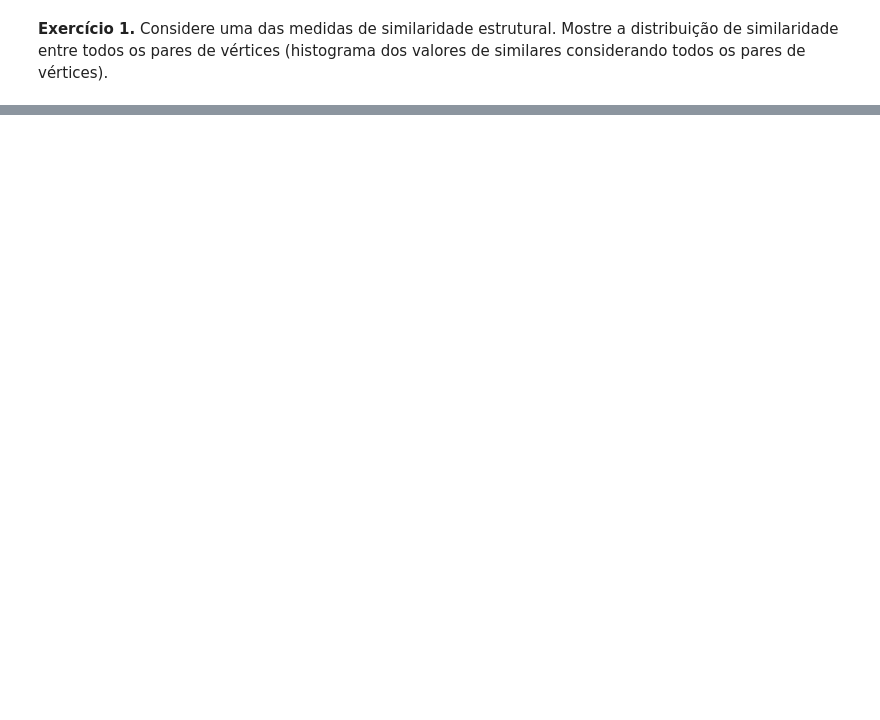
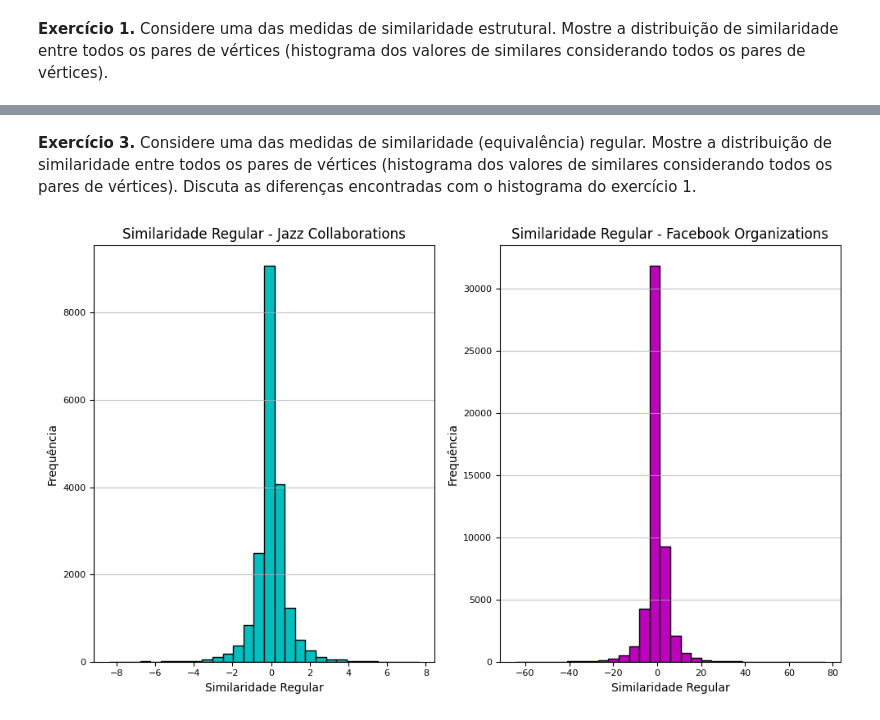
Before and after one commit to VictorFrancheto/Synchronization_Complex_Networks, a Jupyter notebook: lista_3.ipynb, the cells around one changed output, grey strips where cells are left out. Cells and saved outputs as stored; diff of their text form; code cells hidden in the pictures; blank space fills up the shorter version.

```diff
--- a/lista_3.ipynb
+++ b/lista_3.ipynb
@@ -186,0 +334,56 @@ plt.show()
+# %% [markdown]
+**Exercício 3.** Considere uma das medidas de similaridade (equivalência) regular. Mostre a distribuição de similaridade entre todos os pares de vértices (histograma dos valores de similares considerando todos os pares de vértices). Discuta as diferenças encontradas com o histograma do exercício 1.
+# %%
+def calculate_regular_equivalence(G_nx):
+    """
+    Calcula a similaridade regular (equivalência) entre todos os pares de nós no grafo.
+
+    Parâmetros:
+    G_nx (networkx.Graph): O grafo para o qual calcular a similaridade.
+
+    Retorna:
+    list: Lista de similaridades regulares para todos os pares de vértices.
+    """
+    # Obter a matriz de adjacência do grafo
+    adjacency_matrix = nx.to_numpy_array(G_nx)
+
+    # Calcular a similaridade regular
+    eye_matrix = np.eye(adjacency_matrix.shape[0])
+    similarity_matrix = np.linalg.inv(eye_matrix - adjacency_matrix) - eye_matrix
+
+    # Extrair os valores de similaridade em um formato adequado, ignorando a diagonal
+    similarities = []
+    for i in range(similarity_matrix.shape[0]):
+        for j in range(i + 1, similarity_matrix.shape[1]):
+            similarities.append(similarity_matrix[i][j])
+
+    return similarities
+
+# Calcular a similaridade regular para os grafos
+similarities_jazz = calculate_regular_equivalence(G_jazz)
+similarities_facebook = calculate_regular_equivalence(G_facebook)
+
+# Criar uma figura com subplots 1x2
+fig, axes = plt.subplots(1, 2, figsize=(10, 6))
+
+# Plotar o histograma das similaridades regulares para G_jazz
+axes[0].hist(similarities_jazz, bins=30, color='c', edgecolor='black')
+axes[0].set_title('Similaridade Regular - Jazz Collaborations', fontsize=12)
+axes[0].set_xlabel('Similaridade Regular', fontsize=10)
+axes[0].set_ylabel('Frequência', fontsize=10)
+axes[0].tick_params(axis='both', which='major', labelsize=8)
+axes[0].grid(axis='y', alpha=0.75)
+
+# Plotar o histograma das similaridades regulares para G_facebook
+axes[1].hist(similarities_facebook, bins=30, color='m', edgecolor='black')
+axes[1].set_title('Similaridade Regular - Facebook Organizations', fontsize=12)
+axes[1].set_xlabel('Similaridade Regular', fontsize=10)
+axes[1].set_ylabel('Frequência', fontsize=10)
+axes[1].tick_params(axis='both', which='major', labelsize=8)
+axes[1].grid(axis='y', alpha=0.75)
+
+# Ajustar espaçamento entre os subplots
+plt.tight_layout()
+plt.show()
+# %% [output]
+[figure, added]
```
Also changed, not shown: parts of 15 cells of this notebook.
